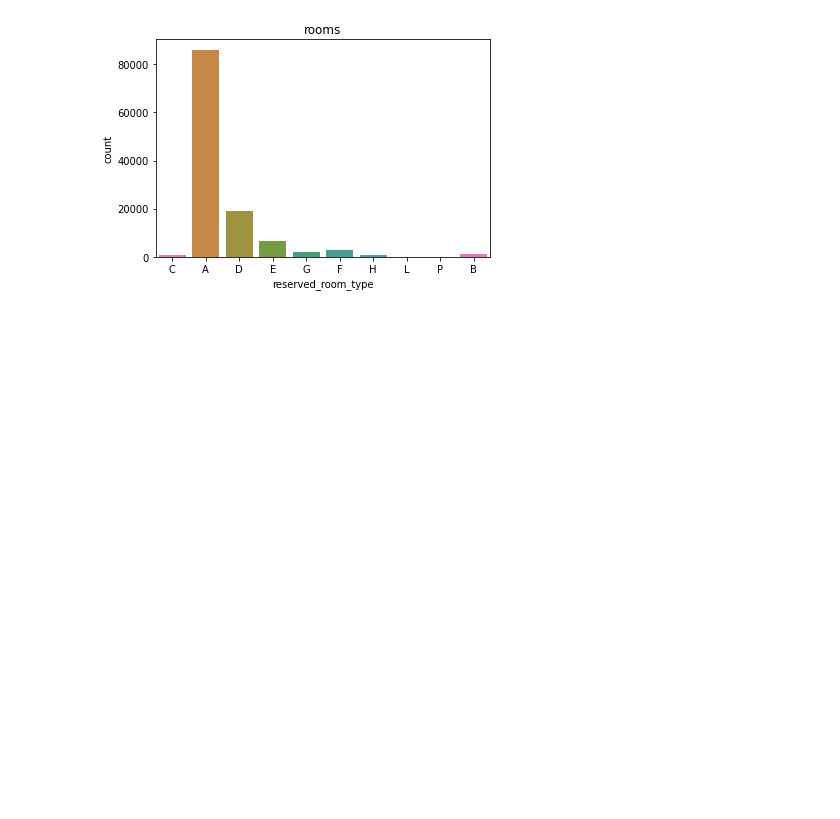
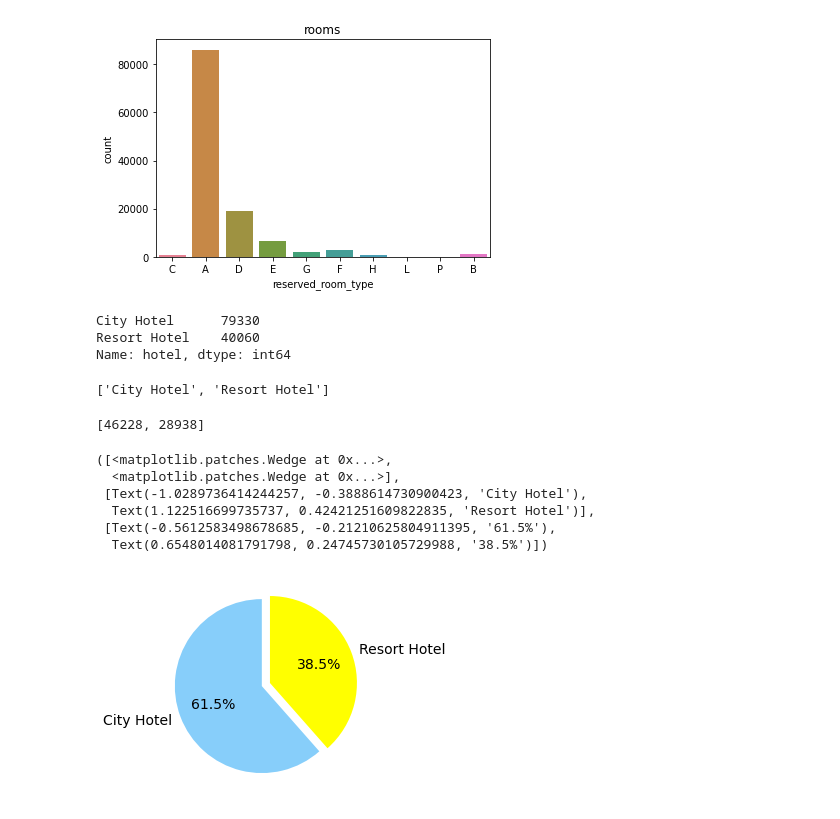
Before and after one commit to shub0411/hotel_booking_analysis, a Jupyter notebook: first_eda_pynb.ipynb, the cells around one changed output. Cells and saved outputs as stored; diff of their text form; code cells hidden in the pictures; blank space fills up the shorter version.

```diff
--- a/first_eda_pynb.ipynb
+++ b/first_eda_pynb.ipynb
@@ -524,3 +524,32 @@ sns.countplot(df['reserved_room_type'], palette='husl').set_title ('rooms')
 # %% [output]
 Text(0.5, 1.0, 'rooms')
 [figure]
+# %%
+x= df['hotel'].value_counts()
+x
+# %% [output]
+City Hotel      79330
+Resort Hotel    40060
+Name: hotel, dtype: int64
+# %%
+labels= df['hotel'].value_counts().index.tolist()
+labels
+# %% [output]
+['City Hotel', 'Resort Hotel']
+# %%
+sizes = df[df['is_canceled'] == 0]['hotel'].value_counts().tolist()
+sizes
+# %% [output]
+[46228, 28938]
+# %%
+explode = (0, 0.1)
+colors = ['lightskyblue','yellow']
+plt.pie(sizes, explode=explode, labels=labels, colors=colors, autopct='%1.1f%%',startangle=90, textprops={'fontsize': 14})
+# %% [output]
+([<matplotlib.patches.Wedge at 0x...>,
+  <matplotlib.patches.Wedge at 0x...>],
+ [Text(-1.0289736414244257, -0.3888614730900423, 'City Hotel'),
+  Text(1.122516699735737, 0.42421251609822835, 'Resort Hotel')],
+ [Text(-0.5612583498678685, -0.21210625804911395, '61.5%'),
+  Text(0.6548014081791798, 0.24745730105729988, '38.5%')])
+[figure, added]
```
Also changed, not shown: parts of 29 cells of this notebook.
